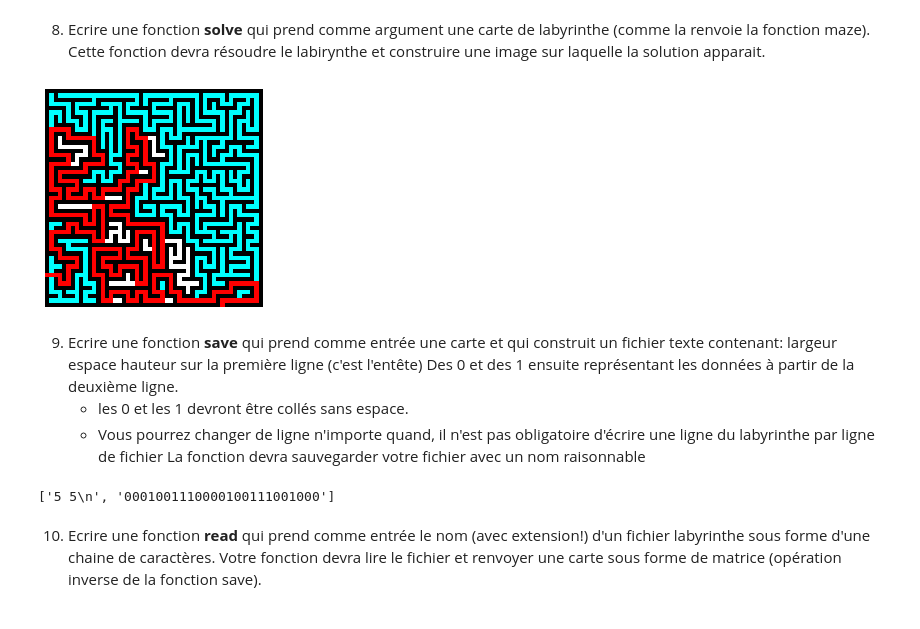
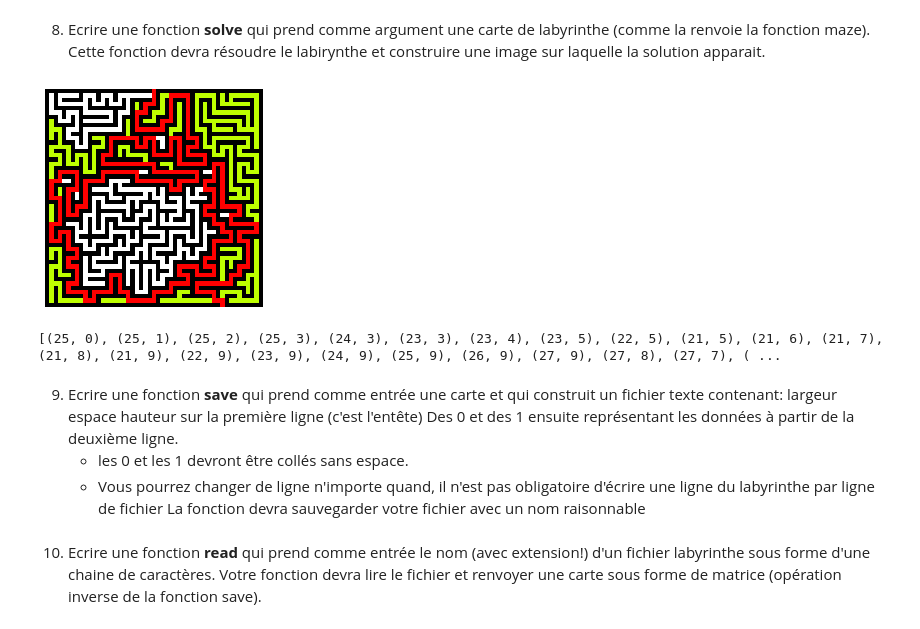
Before and after one commit to Vynokris/NSItermOld, a Jupyter notebook: TD_01_1.ipynb, the cells around one changed output. Saved outputs shown, nothing was run; the diff lists cells and outputs as text; code cells hidden in the pictures.

```diff
--- a/TD_01_1.ipynb
+++ b/TD_01_1.ipynb
@@ -353,7 +353,7 @@ import matplotlib.pyplot as plt
 
 def neighbors(carte, coord):
     """Donne la valeur de tous les voisins dans l'ordre: haut bas gauche droite."""
-    if coord != []:
+    if coord != None:
         x, y = coord
         near = {}
         try:
@@ -374,10 +374,7 @@ def neighbors(carte, coord):
             near[(x+1,y)] = None
         return near
 
-def solve(carte):
-    """Résoud un labyrinthe et le renvoie avec le chemin en rouge et les cases testées en bleu."""
-    chemin = init_pile()
-    tested = []
+def init_solve(carte, chemin, tested):
     #Trouver l'entrée
     for i in range(len(carte)):
         for j in range(len(carte[i])):
@@ -400,44 +397,67 @@ def solve(carte):
             tested.append(i)
             push(chemin, i)
             break
+    return chemin, tested
+
+def solve(carte):
+    """Résoud un labyrinthe et le renvoie avec le chemin en rouge et les cases testées en jaune."""
+    chemin = init_pile()
+    tested = []
+    chemin, tested = init_solve(carte, chemin, tested)
     while None not in neighbors(carte, top(chemin)).values():
         near = neighbors(carte, top(chemin))
         all0 = True
         for i in near.keys():
             if near[i] == None:
-                all0 = False
-                return carte, chemin, tested
+                if len(chemin) > 1:
+                    all0 = False
+                    return None
+                else:
+                    carte = maze(len(carte[0]), len(carte))
+                    chemin, tested = init_solve(carte, [], [])
             elif near[i] == 1 and not i in tested:
                 tested.append(i)
                 push(chemin, i)
                 all0 = False
                 break
         if all0:
-            pop(chemin)
-    return carte, chemin, tested
-
-def afficher(carte, chemin, tested):
+            if len(chemin) > 1:
+                pop(chemin)
+            else:
+                carte = maze(len(carte[0]), len(carte))
+                chemin, tested = init_solve(carte, [], [])
+        for i in chemin:
+            if i[0] < 0 or i[1] < 0:
+                print("jeej")
+                carte = maze(len(carte[0]), len(carte))
+                chemin, tested = init_solve(carte, [], [])
+    if len(chemin) < 3:
+        print("jeej")
+        carte = maze(len(carte[0]), len(carte))
+        chemin, tested = init_solve(carte, [], [])
+    #Montrer l'image du labyrinthe résolu
     for i in range(len(carte)):
         for j in range(len(carte[i])):
             if carte[i][j] == 1:
                 if (j, i) in chemin:
                     carte[i][j] = (255,0,0)
                 elif (j, i) in tested:
-                    carte[i][j] = (0,255,255)
+                    carte[i][j] = (190,255,0)
                 else:
                     carte[i][j] = (255,255,255)
             else:
                 carte[i][j] = (0,0,0)
     im = plt.imshow(carte,interpolation='none')
     im.set_cmap('Accent')
     plt.axis(False)
     plt.savefig('monlabyrinthe.png')
     plt.show()
+    print(chemin, len(chemin))
 
-mapp, ch, test = solve(maze(51,51))
-afficher(mapp, ch, test)
+solve(maze(51,51))
 # %% [output]
-[figure, old version]
+[figure, new version]
+[(25, 0), (25, 1), (25, 2), (25, 3), (24, 3), (23, 3), (23, 4), (23, 5), (22, 5), (21, 5), (21, 6), (21, 7), (21, 8), (21, 9), (22, 9), (23, 9), (24, 9), (25, 9), (26, 9), (27, 9), (27, 8), (27, 7), ( ...
 # %% [markdown]
 9. Ecrire une fonction **save** qui prend comme entrée une carte et qui construit un fichier texte contenant:
 largeur espace hauteur sur la première ligne (c'est l'entête)
@@ -449,18 +469,10 @@ La fonction devra sauvegarder votre fichier avec un nom raisonnable
 def save(carte):
     f = open("saved_map.txt", "w+")
     f.write(str(len(carte[0]))+" ")
-    f.write(str(len(carte)))
-    f.write("\n")
+    f.write(str(len(carte))+"\n")
     for i in carte:
             for j in i:
                 f.write(str(j))
     f.close()
-    f = open("saved_map.txt", "r")
-    print(f.readlines())
-    f.close()
-
-save(maze(5, 5))
-# %% [output]
-['5 5\n', '0001001110000100111001000']
 # %% [markdown]
 10. Ecrire une fonction **read** qui prend comme entrée le nom (avec extension!) d'un fichier labyrinthe sous forme d'une chaine de caractères. Votre fonction devra lire le fichier et renvoyer une carte sous forme de matrice (opération inverse de la fonction save).
```
Also changed, not shown: parts of 2 cells of this notebook.
